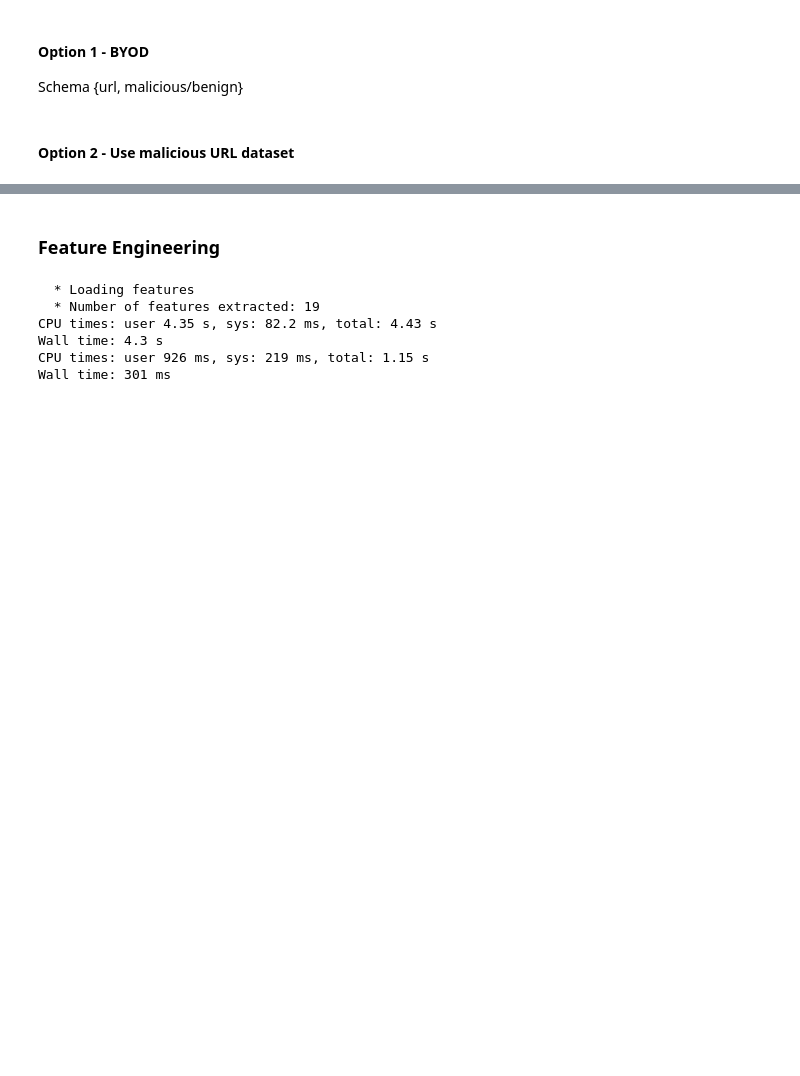
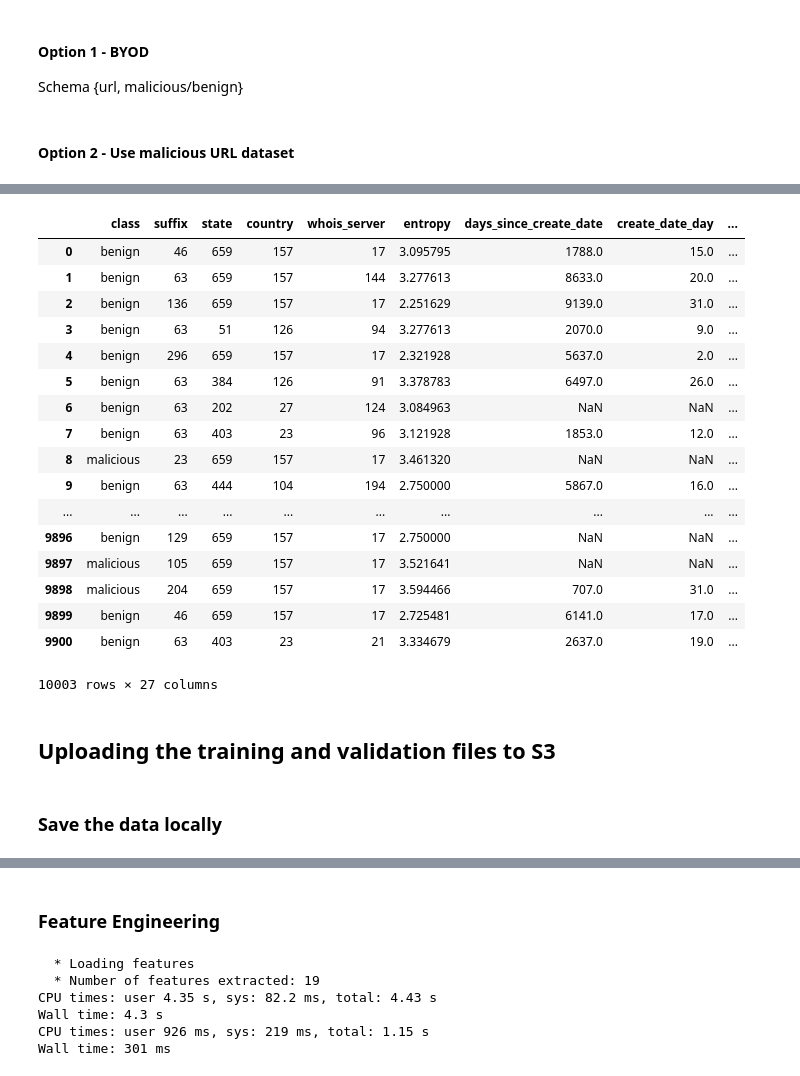
Before and after one commit to alistairwgillespie/malicious_url, a Jupyter notebook: malicious_url_deployment.ipynb, the cells around one changed output, grey strips where cells are left out. Saved outputs shown, nothing was run; the diff lists cells and outputs as text; code cells hidden in the pictures; blank space fills up the shorter version.

```diff
--- a/malicious_url_deployment.ipynb
+++ b/malicious_url_deployment.ipynb
@@ -591,0 +712,42 @@ iana.head()
+# %%
+cat_cols = ['prefix', 'whois_server', 'whois',
+            'suffix', 'designation', 'rdap', 'state', 'country']
+# %%
+def feature_engineering(df, cat_cols):
+    """
+    Conduct encoding, normalisation and standardisation of features
+    """
+
+    df[cat_cols] = df[cat_cols].fillna('missing')
+
+    # Setup Label Encoders
+    prefix = LabelEncoder()
+    whois_s = LabelEncoder()
+    whois = LabelEncoder()
+    suffix = LabelEncoder()
+    designation = LabelEncoder()
+    rdap = LabelEncoder()
+    state = LabelEncoder()
+    country = LabelEncoder()
+
+    # Fit labels and transform data
+    df['prefix'] = prefix.fit_transform(df['prefix'])
+    df['whois_server'] = whois_s.fit_transform(df['whois_server'])
+    df['whois'] = whois.fit_transform(df['whois'])
+    df['suffix'] = suffix.fit_transform(df['suffix'])
+    df['designation'] = designation.fit_transform(df['designation'])
+    df['rdap'] = rdap.fit_transform(df['rdap'])
+    df['state'] = state.fit_transform(df['state'])
+    df['country'] = country.fit_transform(df['country'])
+
+    # Save encodings
+    np.save('prefix.npy', prefix.classes_)
+    np.save('whois_s.npy', whois_s.classes_)
+    np.save('whois.npy', whois.classes_)
+    np.save('suffix.npy', suffix.classes_)
+    np.save('designation.npy', designation.classes_)
+    np.save('rdap.npy', rdap.classes_)
+
+    return df
+# %%
+data = feature_engineering(data, cat_cols)
@@ -591,0 +772,21 @@ iana.head()
+# %%
+data
+# %% [output]
+|  | class | suffix | state | country | whois_server | entropy | days_since_create_date | create_date_day | ... |
+| 0 | benign | 46 | 659 | 157 | 17 | 3.095795 | 1788.0 | 15.0 | ... |
+| 1 | benign | 63 | 659 | 157 | 144 | 3.277613 | 8633.0 | 20.0 | ... |
+| 2 | benign | 136 | 659 | 157 | 17 | 2.251629 | 9139.0 | 31.0 | ... |
+| 3 | benign | 63 | 51 | 126 | 94 | 3.277613 | 2070.0 | 9.0 | ... |
+| 4 | benign | 296 | 659 | 157 | 17 | 2.321928 | 5637.0 | 2.0 | ... |
+| 5 | benign | 63 | 384 | 126 | 91 | 3.378783 | 6497.0 | 26.0 | ... |
+| 6 | benign | 63 | 202 | 27 | 124 | 3.084963 | NaN | NaN | ... |
+| 7 | benign | 63 | 403 | 23 | 96 | 3.121928 | 1853.0 | 12.0 | ... |
+| 8 | malicious | 23 | 659 | 157 | 17 | 3.461320 | NaN | NaN | ... |
+| 9 | benign | 63 | 444 | 104 | 194 | 2.750000 | 5867.0 | 16.0 | ... |
+| ... | ... | ... | ... | ... | ... | ... | ... | ... | ... |
+| 9896 | benign | 129 | 659 | 157 | 17 | 2.750000 | NaN | NaN | ... |
+| 9897 | malicious | 105 | 659 | 157 | 17 | 3.521641 | NaN | NaN | ... |
+| 9898 | malicious | 204 | 659 | 157 | 17 | 3.594466 | 707.0 | 31.0 | ... |
+| 9899 | benign | 46 | 659 | 157 | 17 | 2.725481 | 6141.0 | 17.0 | ... |
+| 9900 | benign | 63 | 403 | 23 | 21 | 3.334679 | 2637.0 | 19.0 | ... |
+10003 rows × 27 columns
@@ -591,0 +805,4 @@ iana.head()
+# %% [markdown]
+## Uploading the training and validation files to S3
+# %% [markdown]
+### Save the data locally
```
Also changed, not shown: parts of 42 cells of this notebook, 13 other files.
